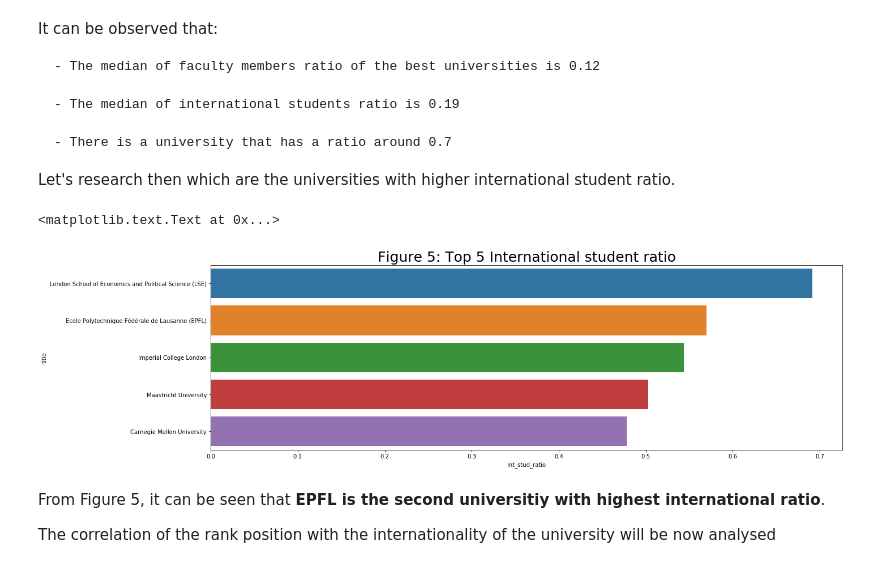
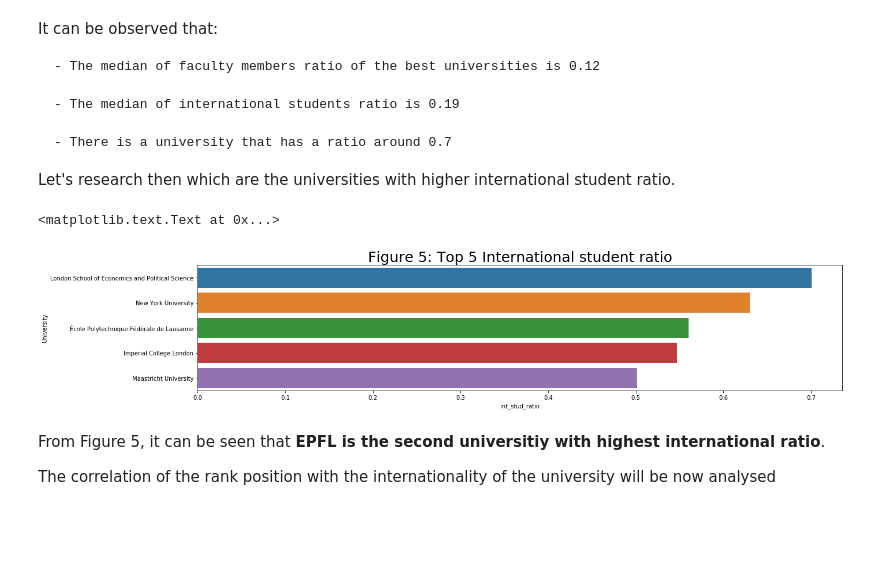
Before and after one commit to LucaZampieri/ADA_homework_LMX, a Jupyter notebook: 02 - Data from the Web/homework2.ipynb, the cells around one changed output. Drawn from its saved outputs; the diff is of its cells as text; code cells hidden in the pictures; blank space fills up the shorter version.

```diff
--- a/02 - Data from the Web/homework2.ipynb
+++ b/02 - Data from the Web/homework2.ipynb
@@ -1286,16 +1103,16 @@ It can be observed that:
 
 Let's research then which are the universities with higher international student ratio.
 # %%
-int_uni = qs_df.sort_values('int_stud_ratio', ascending=False)
+int_uni = merged_df_avg.sort_values('int_stud_ratio', ascending=False)
 int_uni_plot = int_uni.head(5)
 
 # Visualize how many universitie sper country are there in the best 200 ranking
-plt.figure(figsize=(20,6))
-ax = sns.barplot(x=int_uni_plot.int_stud_ratio, y=int_uni_plot.title )
+plt.figure(figsize=(20,4))
+ax = sns.barplot(x=int_uni_plot.int_stud_ratio, y=int_uni_plot.University )
 plt.title("Figure 5: Top 5 International student ratio", fontsize=25)
 # %% [output]
 <matplotlib.text.Text at 0x...>
-[figure, old version]
+[figure, new version]
 # %% [markdown]
 From Figure 5, it can be seen that **EPFL is the second universitiy with highest international ratio**.
 
```
Also changed, not shown: parts of 59 cells of this notebook, 1 other file.
